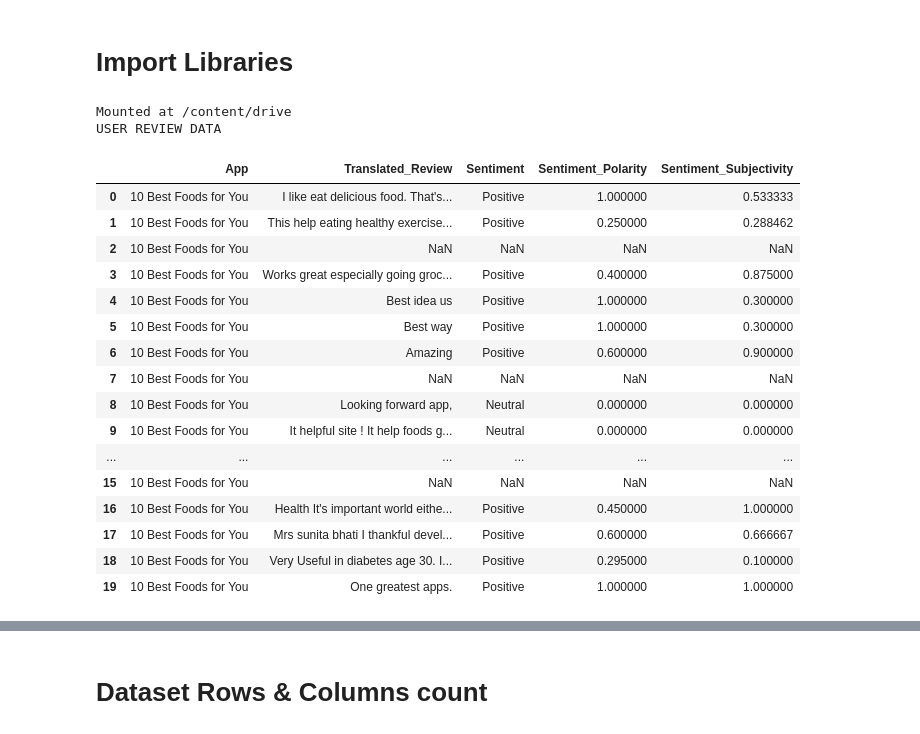
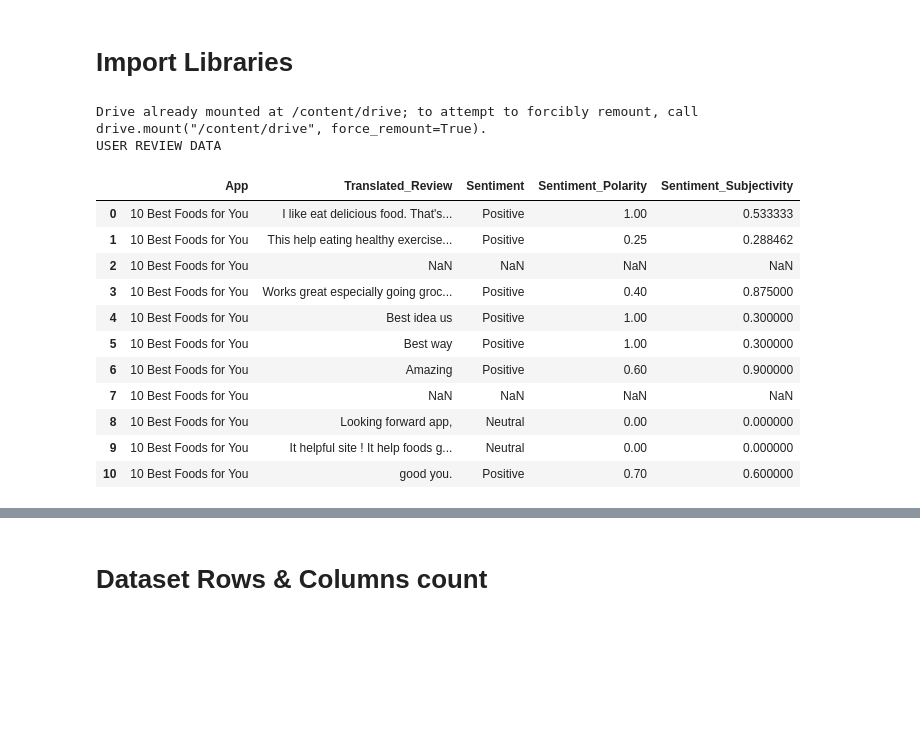
Before and after one commit to chauhanparv404-sys/Play-Store-Capstone-project, a Jupyter notebook: Parv_Capstone_Module__2.ipynb, the cells around one changed output, grey strips where cells are left out. Cells and saved outputs as stored; diff of their text form; code cells hidden in the pictures; blank space fills up the shorter version.

```diff
--- a/Parv_Capstone_Module__2.ipynb
+++ b/Parv_Capstone_Module__2.ipynb
@@ -22,32 +24,27 @@ import matplotlib.pyplot as plt
 # %%
 from google.colab import drive
 drive.mount('/content/drive')
 
 file_path = '/content/drive/My Drive/User Reviews.csv'
 
 print("USER REVIEW DATA",'\n')
 d1 = pd.read_csv(file_path)
-d1.head(20)
+d1.head(11)
 # %% [output]
-Mounted at /content/drive
+Drive already mounted at /content/drive; to attempt to forcibly remount, call drive.mount("/content/drive", force_remount=True).
 USER REVIEW DATA
 |  | App | Translated_Review | Sentiment | Sentiment_Polarity | Sentiment_Subjectivity |
-| 0 | 10 Best Foods for You | I like eat delicious food. That's... | Positive | 1.000000 | 0.533333 |
-| 1 | 10 Best Foods for You | This help eating healthy exercise... | Positive | 0.250000 | 0.288462 |
+| 0 | 10 Best Foods for You | I like eat delicious food. That's... | Positive | 1.00 | 0.533333 |
+| 1 | 10 Best Foods for You | This help eating healthy exercise... | Positive | 0.25 | 0.288462 |
 | 2 | 10 Best Foods for You | NaN | NaN | NaN | NaN |
-| 3 | 10 Best Foods for You | Works great especially going groc... | Positive | 0.400000 | 0.875000 |
-| 4 | 10 Best Foods for You | Best idea us | Positive | 1.000000 | 0.300000 |
-| 5 | 10 Best Foods for You | Best way | Positive | 1.000000 | 0.300000 |
-| 6 | 10 Best Foods for You | Amazing | Positive | 0.600000 | 0.900000 |
+| 3 | 10 Best Foods for You | Works great especially going groc... | Positive | 0.40 | 0.875000 |
+| 4 | 10 Best Foods for You | Best idea us | Positive | 1.00 | 0.300000 |
+| 5 | 10 Best Foods for You | Best way | Positive | 1.00 | 0.300000 |
+| 6 | 10 Best Foods for You | Amazing | Positive | 0.60 | 0.900000 |
 | 7 | 10 Best Foods for You | NaN | NaN | NaN | NaN |
-| 8 | 10 Best Foods for You | Looking forward app, | Neutral | 0.000000 | 0.000000 |
-| 9 | 10 Best Foods for You | It helpful site ! It help foods g... | Neutral | 0.000000 | 0.000000 |
-| ... | ... | ... | ... | ... | ... |
-| 15 | 10 Best Foods for You | NaN | NaN | NaN | NaN |
-| 16 | 10 Best Foods for You | Health It's important world eithe... | Positive | 0.450000 | 1.000000 |
-| 17 | 10 Best Foods for You | Mrs sunita bhati I thankful devel... | Positive | 0.600000 | 0.666667 |
-| 18 | 10 Best Foods for You | Very Useful in diabetes age 30. I... | Positive | 0.295000 | 0.100000 |
-| 19 | 10 Best Foods for You | One greatest apps. | Positive | 1.000000 | 1.000000 |
+| 8 | 10 Best Foods for You | Looking forward app, | Neutral | 0.00 | 0.000000 |
+| 9 | 10 Best Foods for You | It helpful site ! It help foods g... | Neutral | 0.00 | 0.000000 |
+| 10 | 10 Best Foods for You | good you. | Positive | 0.70 | 0.600000 |
 # %%
 print("PLAY STORE DATA","\n")
 
```
Also changed, not shown: parts of 23 cells of this notebook.
